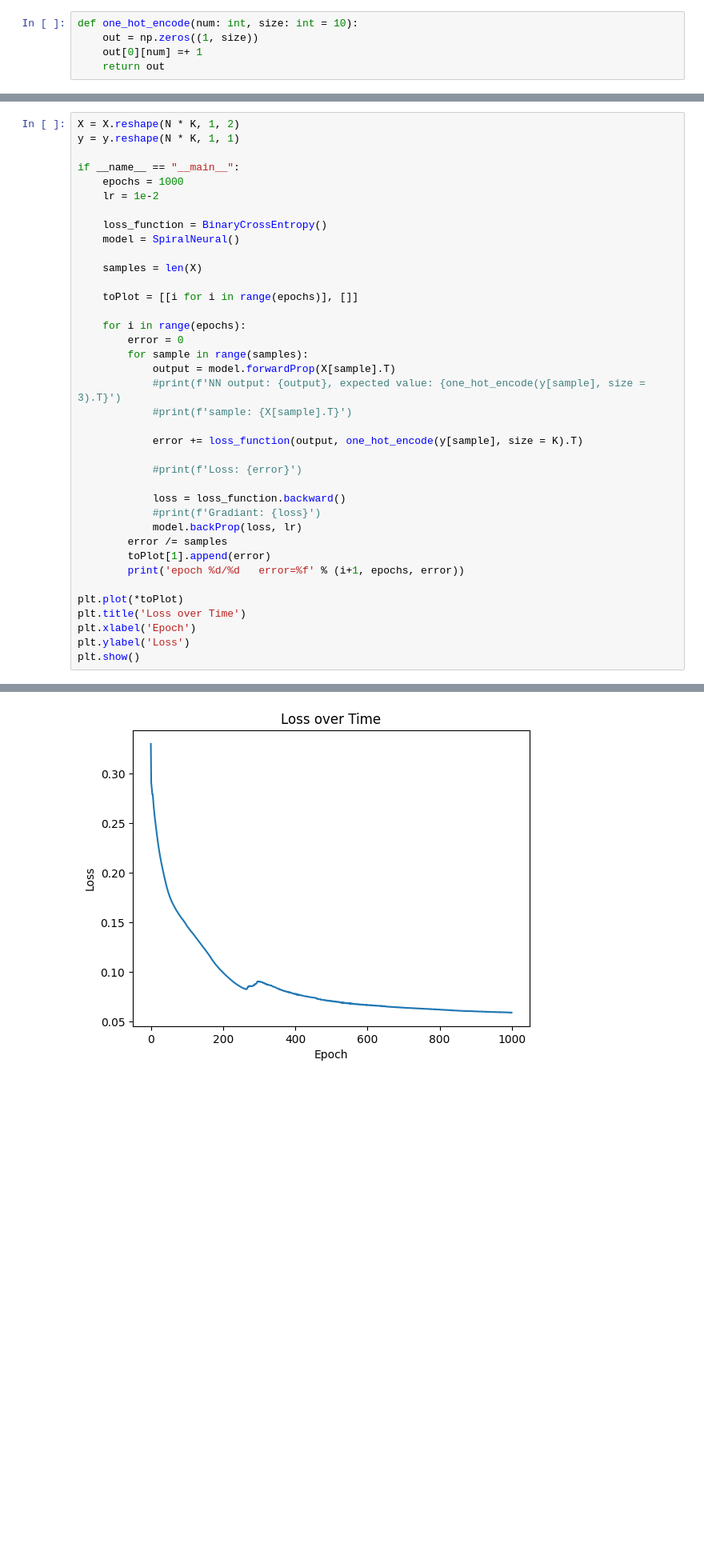
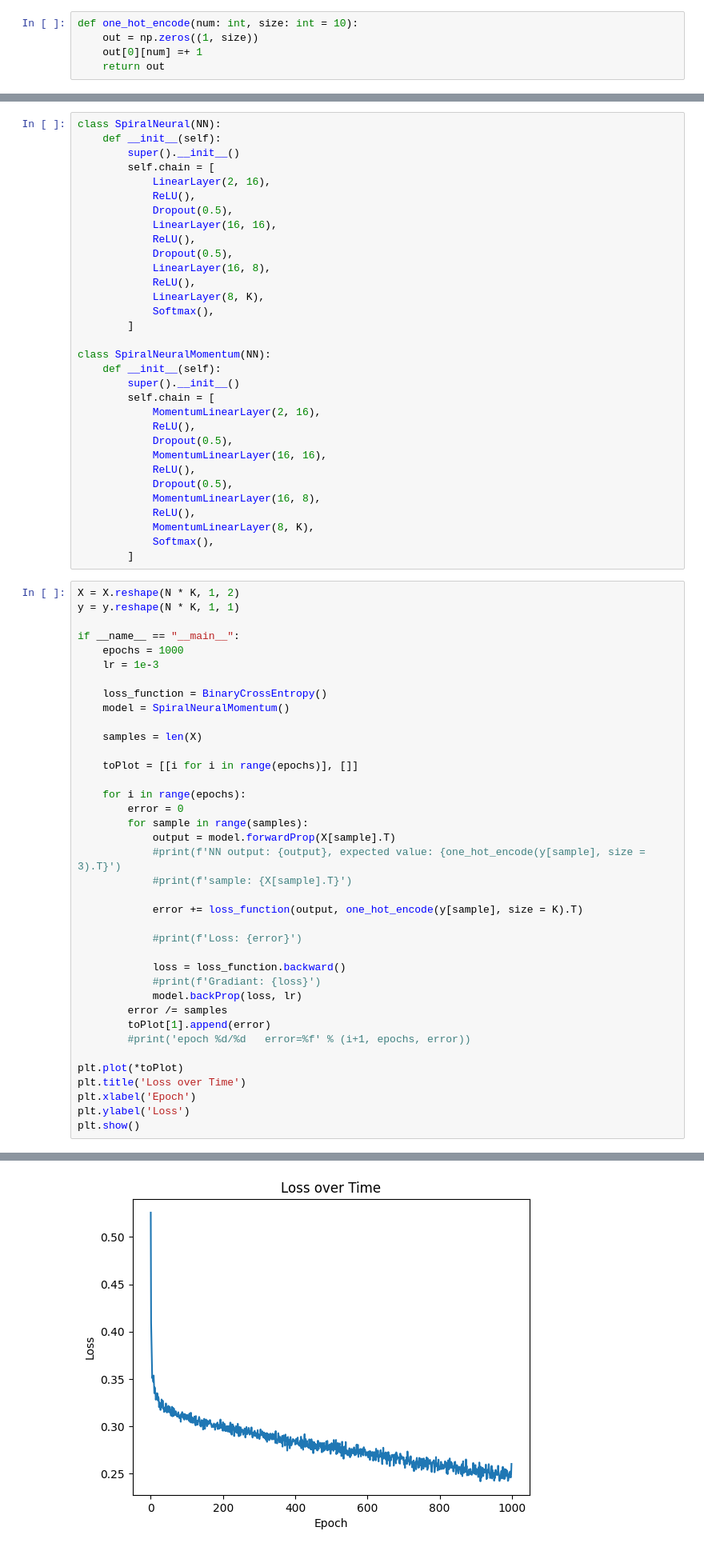
Before and after one commit to JSPiafsky/Neural-Network, a Jupyter notebook: NeuralNetwork/SpiralTest.ipynb, the cells around one changed output, grey strips where cells are left out. Shown at 80% size. Saved outputs shown, nothing was run; the diff lists cells and outputs as text; blank space fills up the shorter version.

Commit message:
Added a Momentum Dense Layer

```diff
--- a/NeuralNetwork/SpiralTest.ipynb
+++ b/NeuralNetwork/SpiralTest.ipynb
@@ -43,13 +31,45 @@ class SpiralNeural(NN):
+# %%
+class SpiralNeural(NN):
+    def __init__(self):
+        super().__init__()
+        self.chain = [
+            LinearLayer(2, 16),
+            ReLU(),
+            Dropout(0.5),
+            LinearLayer(16, 16),
+            ReLU(),
+            Dropout(0.5),
+            LinearLayer(16, 8),
+            ReLU(),
+            LinearLayer(8, K),
+            Softmax(),
+        ]
+
+class SpiralNeuralMomentum(NN):
+    def __init__(self):
+        super().__init__()
+        self.chain = [
+            MomentumLinearLayer(2, 16),
+            ReLU(),
+            Dropout(0.5),
+            MomentumLinearLayer(16, 16),
+            ReLU(),
+            Dropout(0.5),
+            MomentumLinearLayer(16, 8),
+            ReLU(),
+            MomentumLinearLayer(8, K),
+            Softmax(),
+        ]
 # %%
 X = X.reshape(N * K, 1, 2)
 y = y.reshape(N * K, 1, 1)
 
 if __name__ == "__main__":
     epochs = 1000
-    lr = 1e-2
+    lr = 1e-3
 
     loss_function = BinaryCrossEntropy()
-    model = SpiralNeural()
+    model = SpiralNeuralMomentum()
 
     samples = len(X)
 
@@ -71,7 +91,7 @@ if __name__ == "__main__":
             model.backProp(loss, lr)
         error /= samples
         toPlot[1].append(error)
-        print('epoch %d/%d   error=%f' % (i+1, epochs, error))
+        #print('epoch %d/%d   error=%f' % (i+1, epochs, error))
 
 plt.plot(*toPlot)
 plt.title('Loss over Time')
@@ -99,4 +102,4 @@ epoch 1000/1000   error=0.059181
-[figure, old version]
+[figure, new version]
 # %%
 X = X.reshape(N * K, 1, 2)
 
```
Also changed, not shown: parts of 7 cells of this notebook, 8 other files.
